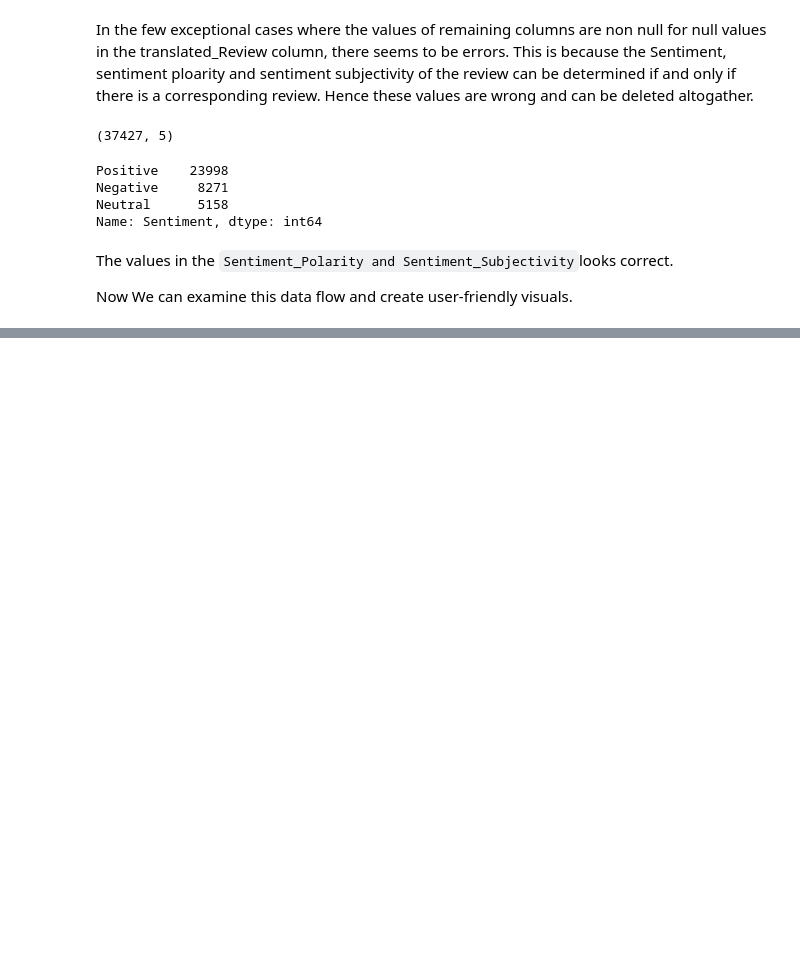
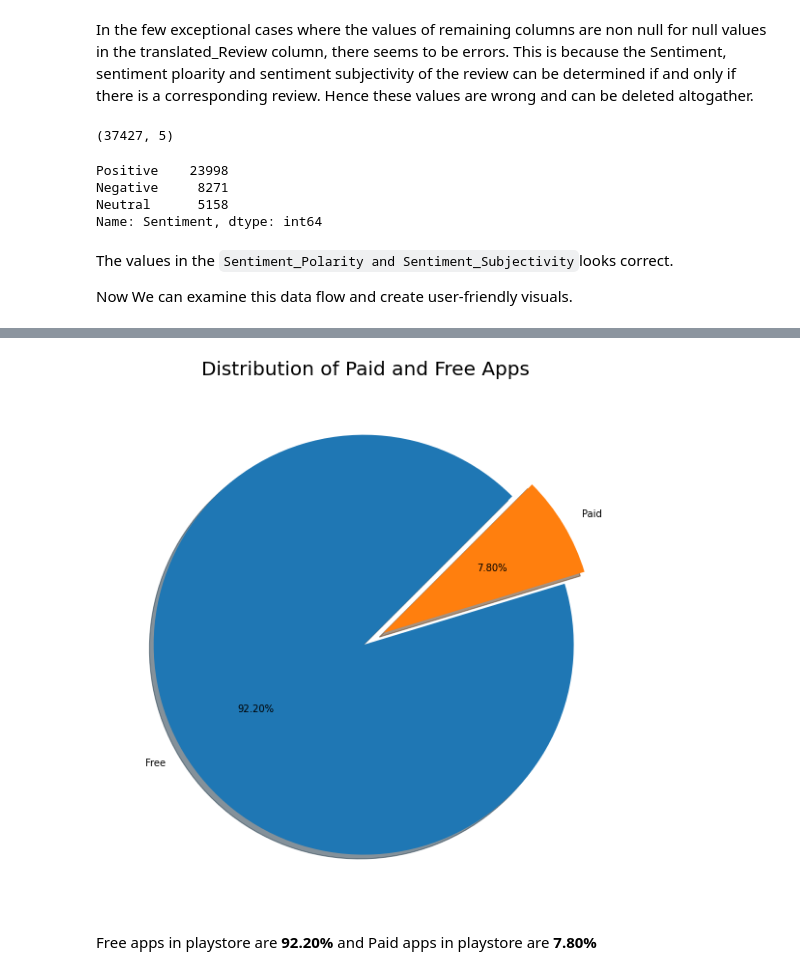
Before and after one commit to gauravrs195/Capstone-1-Play-Store-App-Review-Analysis, a Jupyter notebook: Copy_of_Play_Store_App_Review_Analysis_Capstone_Project.ipynb, the cells around one changed output, grey strips where cells are left out. Cells and saved outputs as stored; diff of their text form; code cells hidden in the pictures; blank space fills up the shorter version.

```diff
--- a/Copy_of_Play_Store_App_Review_Analysis_Capstone_Project.ipynb
+++ b/Copy_of_Play_Store_App_Review_Analysis_Capstone_Project.ipynb
@@ -643,0 +665,12 @@ Now We can examine this data flow and create user-friendly visuals.
+# %%
+x = psd_df.Type.value_counts()
+label = ['Free','Paid']
+
+plt.figure(figsize=(15,10))
+plt.pie(x,labels = label,autopct="%1.2f%%",shadow=True, explode=[0.01,0.1], startangle=45)
+plt.title('Distribution of Paid and Free Apps',size = 20,loc = 'center')
+plt.show()
+# %% [output]
+[figure, added]
+# %% [markdown]
+Free apps in playstore are **92.20%** and Paid apps in playstore are **7.80%**
```
Also changed, not shown: parts of 20 cells of this notebook.
